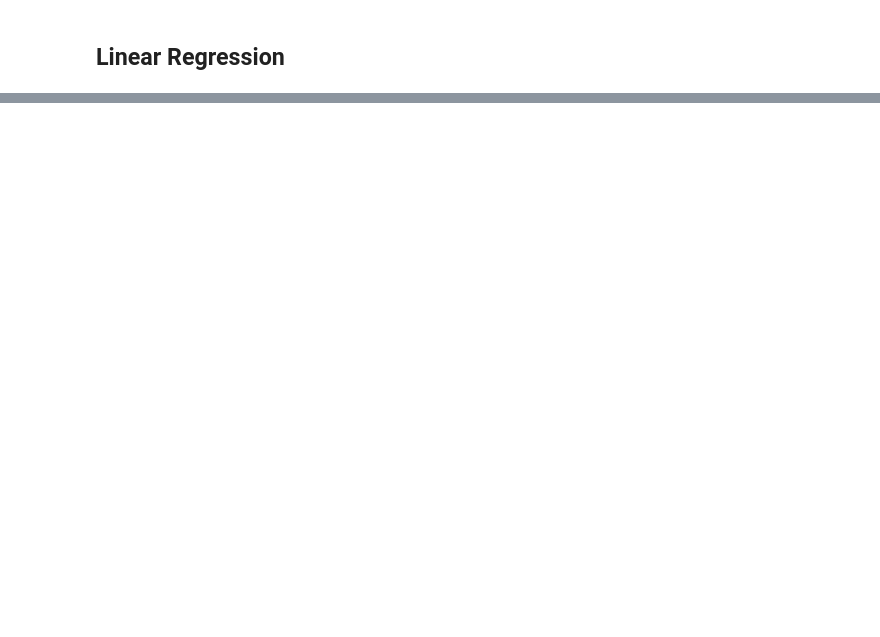
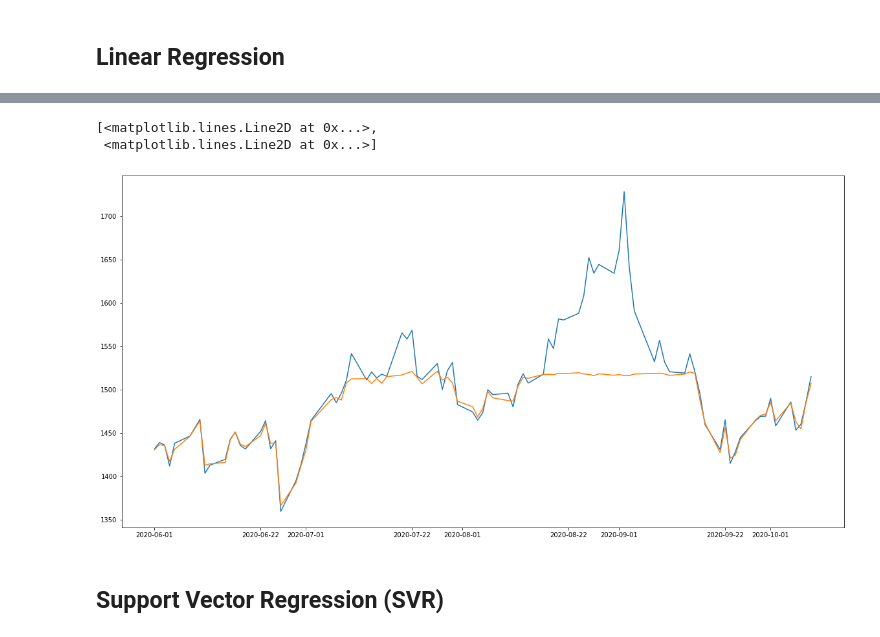
Before and after one commit to liyaSileshi/stock_price_prediction, a Jupyter notebook: stock_price_prediction.ipynb, the cells around one changed output, grey strips where cells are left out. Drawn from its saved outputs; the diff is of its cells as text; code cells hidden in the pictures; blank space fills up the shorter version.

```diff
--- a/stock_price_prediction.ipynb
+++ b/stock_price_prediction.ipynb
@@ -138,0 +238,12 @@ generate_features(df)
+# %%
+from sklearn.ensemble import RandomForestRegressor
+
+#we use the unscaled data because feature scale disparity won't affect it
+param_grid = {
+  "max_depth": [30, 50],
+   "min_samples_split": [3, 5, 10],
+}
+rf = RandomForestRegressor(n_estimators=1000)
+grid_search = GridSearchCV(rf, param_grid, cv=5,
+                                 scoring='neg_mean_absolute_error')
+grid_search.fit(x_train, y_train)
@@ -138,0 +275,5 @@ generate_features(df)
+# %%
+rf_best = grid_search.best_estimator_
+y_pred = rf_best.predict(x_test)
+print(y_pred[:5])
+print(y_test[:5])
@@ -138,0 +295,11 @@ generate_features(df)
+# %%
+plt.figure(figsize=(20,10))
+plt.plot(x_test.index, y_test, '-',
+        x_test.index, y_pred, '-',
+        )
+# %% [output]
+[<matplotlib.lines.Line2D at 0x...>,
+ <matplotlib.lines.Line2D at 0x...>]
+[figure, added]
+# %% [markdown]
+## Support Vector Regression (SVR)
```
Also changed, not shown: parts of 25 cells of this notebook.
